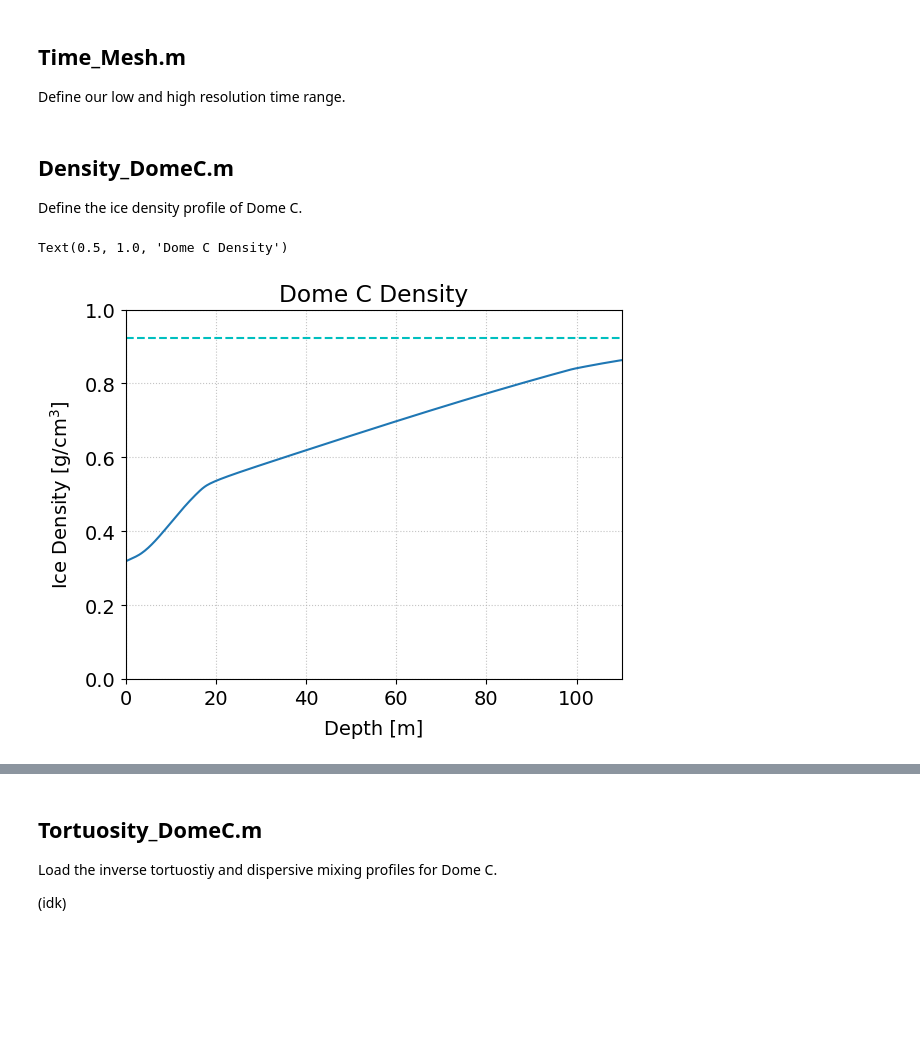
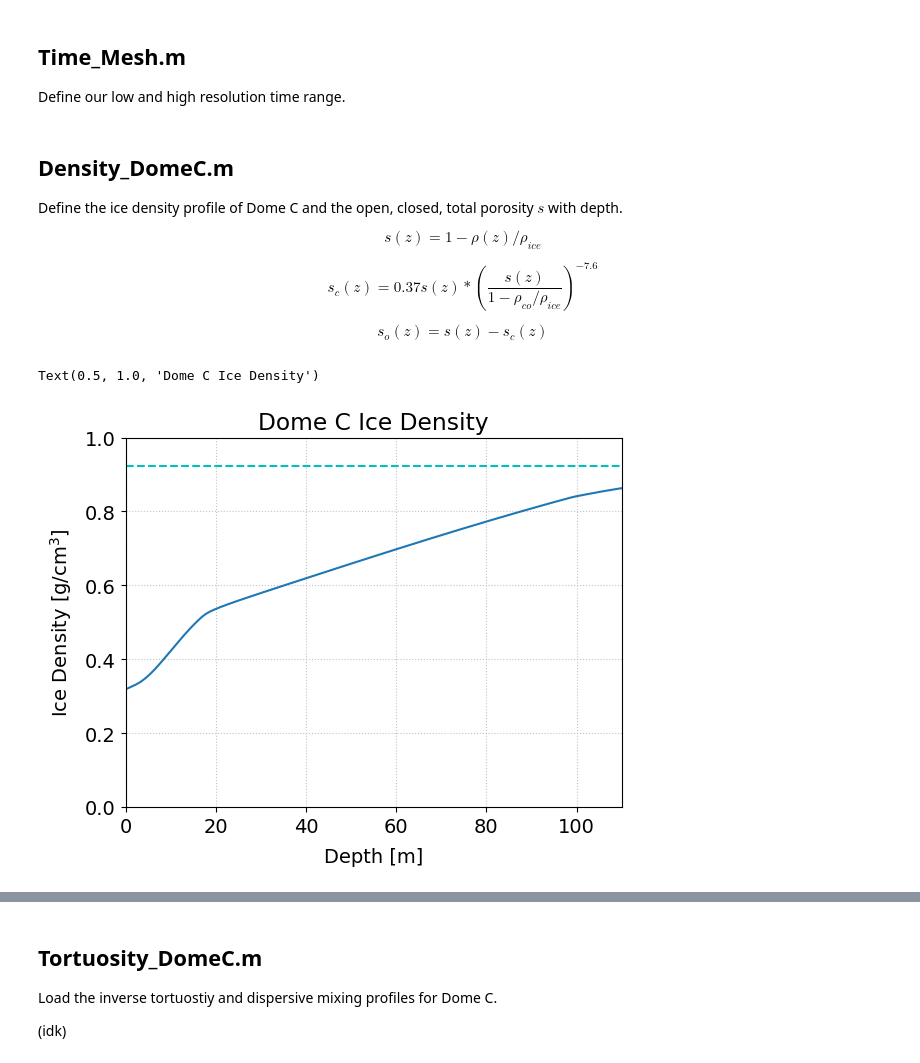
Before and after one commit to 14CO/In-Situ-14C, a Jupyter notebook: Firn Model.ipynb, the cells around one changed output, grey strips where cells are left out. Drawn from its saved outputs; the diff is of its cells as text; code cells hidden in the pictures; blank space fills up the shorter version.

```diff
--- a/Firn Model.ipynb
+++ b/Firn Model.ipynb
@@ -146,7 +148,13 @@ t_high = t_sample - np.arange(t_end, -1e-10, -dt)
 # %% [markdown]
 ## Density_DomeC.m
 
-Define the ice density profile of Dome C.
+Define the ice density profile of Dome C and the open, closed, total porosity $s$ with depth.
+
+$$s(z) = 1-\rho(z)/\rho_{ice}$$
+
+$$s_c(z) = 0.37s(z) * (\frac{s(z)}{1-\rho_{co}/\rho_{ice}})^{-7.6}$$
+
+$$s_o(z) = s(z) - s_c(z)$$
 # %%
 rho_ice = 0.9165 - (T-273.15)*1.4438e-4 - (T-273.15)**2 * 1.5175e-7 # Schwander et al.
 rho_co = 0.833 # density at close off depth? idk
@@ -179,11 +187,11 @@ teller_co = np.argmax(s_closed) # depth index of maximum closed porosity (close
 # %%
 plt.axhline(rho_ice, c='c', ls='--')
 plt.plot(z, rho)
 plt.xlabel('Depth [m]')
 plt.xlim(z[0],z[-1])
 plt.ylabel(r'Ice Density [g/cm$^3$]')
 plt.ylim(0,1)
-plt.title('Dome C Density')
+plt.title('Dome C Ice Density')
 # %% [output]
-Text(0.5, 1.0, 'Dome C Density')
+Text(0.5, 1.0, 'Dome C Ice Density')
-[figure, old version]
+[figure, new version]
```
Also changed, not shown: parts of 29 cells of this notebook.
